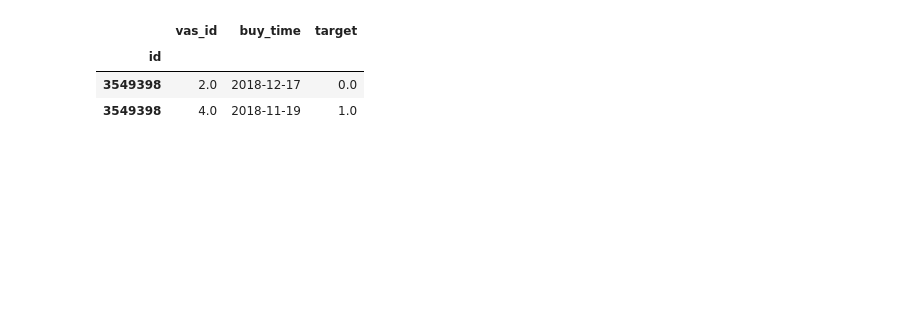
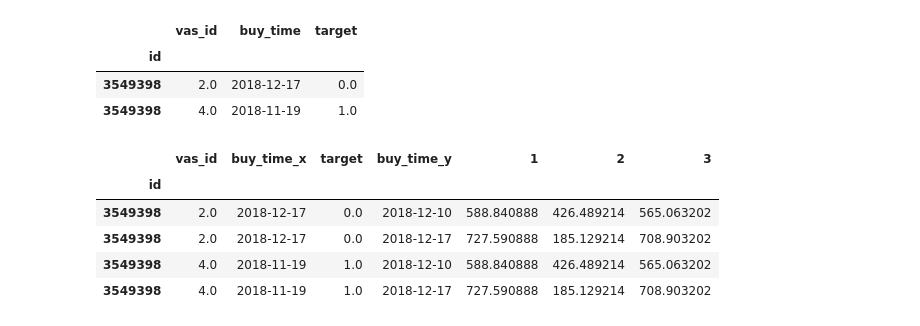
Before and after one commit to alex-chin/gb_megafone1, a Jupyter notebook: Project/megafone_offer_service.ipynb, the cells around one changed output. Drawn from its saved outputs; the diff is of its cells as text; code cells hidden in the pictures; blank space fills up the shorter version.

Commit message:
data merge init

```diff
--- a/Project/megafone_offer_service.ipynb
+++ b/Project/megafone_offer_service.ipynb
@@ -642,0 +635,3 @@ features_new[features_new.index == 3549398]
+# %%
+feat_35=features_new[features_new.index == 3549398][['buy_time','1','2','3']]
+feat_35
@@ -643,7 +643,17 @@ features_new[features_new.index == 3549398]
 # %%
-data_train[data_train.index == 3549398]
+data_35=data_train[data_train.index == 3549398]
+data_35
 # %% [output]
 |  | vas_id | buy_time | target |
 | id |  |  |  |
 | 3549398 | 2.0 | 2018-12-17 | 0.0 |
 | 3549398 | 4.0 | 2018-11-19 | 1.0 |
+# %%
+pd.merge(data_35,feat_35,how='outer',on='id')
+# %% [output]
+|  | vas_id | buy_time_x | target | buy_time_y | 1 | 2 | 3 |
+| id |  |  |  |  |  |  |  |
+| 3549398 | 2.0 | 2018-12-17 | 0.0 | 2018-12-10 | 588.840888 | 426.489214 | 565.063202 |
+| 3549398 | 2.0 | 2018-12-17 | 0.0 | 2018-12-17 | 727.590888 | 185.129214 | 708.903202 |
+| 3549398 | 4.0 | 2018-11-19 | 1.0 | 2018-12-10 | 588.840888 | 426.489214 | 565.063202 |
+| 3549398 | 4.0 | 2018-11-19 | 1.0 | 2018-12-17 | 727.590888 | 185.129214 | 708.903202 |
```
Also changed, not shown: parts of 2 cells of this notebook.
